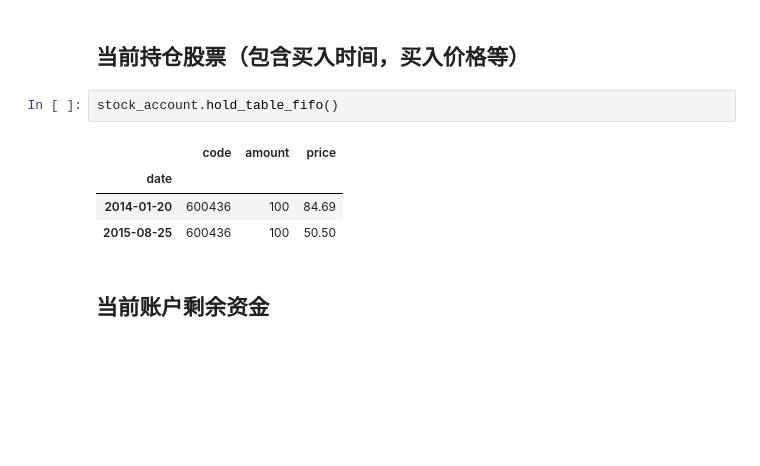
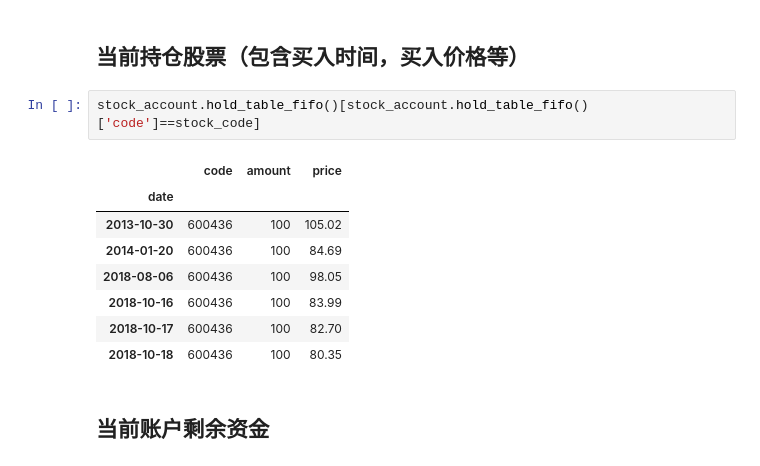
Before and after one commit to GuQiangJS/finance_ai_py, a Jupyter notebook: samples/004.001.多技术分析.指数移动平均+RSI.当前市场价格超过持仓平均价时才卖出,每次卖出100.并且使用先入先出规则本.ipynb, the cells around one changed output. Drawn from its saved outputs; the diff is of its cells as text; blank space fills up the shorter version.

```diff
--- a/samples/004.001.多技术分析.指数移动平均+RSI.当前市场价格超过持仓平均价时才卖出,每次卖出100.并且使用先入先出规则本.ipynb
+++ b/samples/004.001.多技术分析.指数移动平均+RSI.当前市场价格超过持仓平均价时才卖出,每次卖出100.并且使用先入先出规则本.ipynb
@@ -194,12 +196,16 @@ Name: amount, dtype: int64
 # %% [markdown]
 ## 当前持仓股票（包含买入时间，买入价格等）
 # %%
-stock_account.hold_table_fifo()
+stock_account.hold_table_fifo()[stock_account.hold_table_fifo()['code']==stock_code]
 # %% [output]
 |  | code | amount | price |
 | date |  |  |  |
+| 2013-10-30 | 600436 | 100 | 105.02 |
 | 2014-01-20 | 600436 | 100 | 84.69 |
-| 2015-08-25 | 600436 | 100 | 50.50 |
+| 2018-08-06 | 600436 | 100 | 98.05 |
+| 2018-10-16 | 600436 | 100 | 83.99 |
+| 2018-10-17 | 600436 | 100 | 82.70 |
+| 2018-10-18 | 600436 | 100 | 80.35 |
 # %% [markdown]
 ## 当前账户剩余资金
 # %%
```
Also changed, not shown: parts of 11 cells of this notebook.
